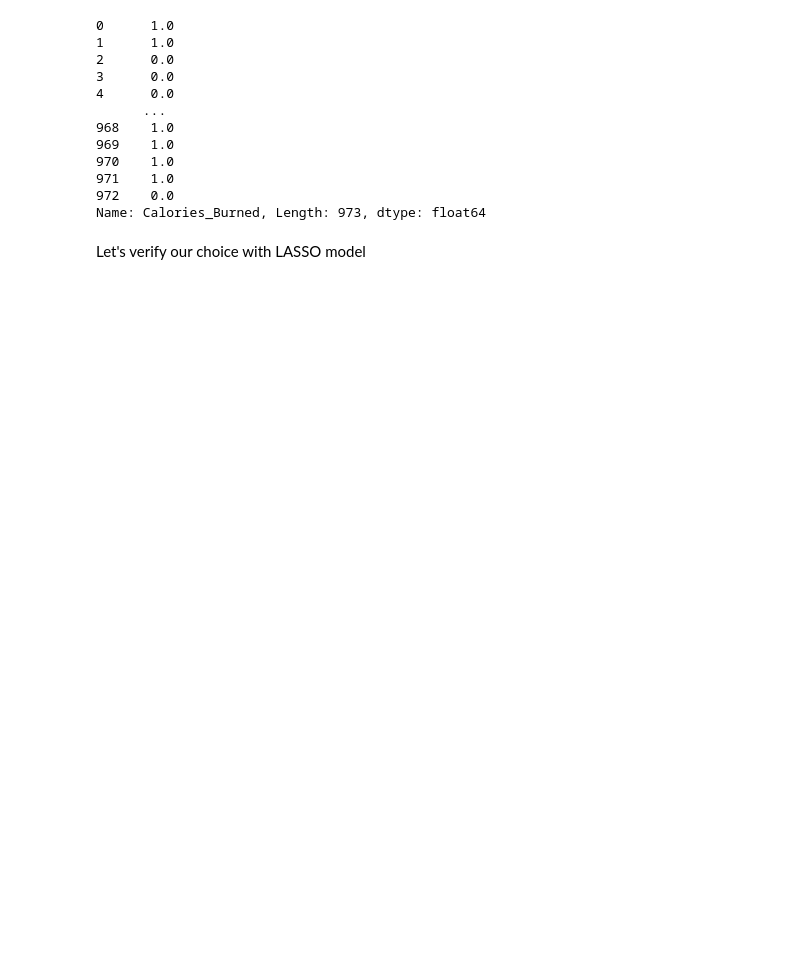
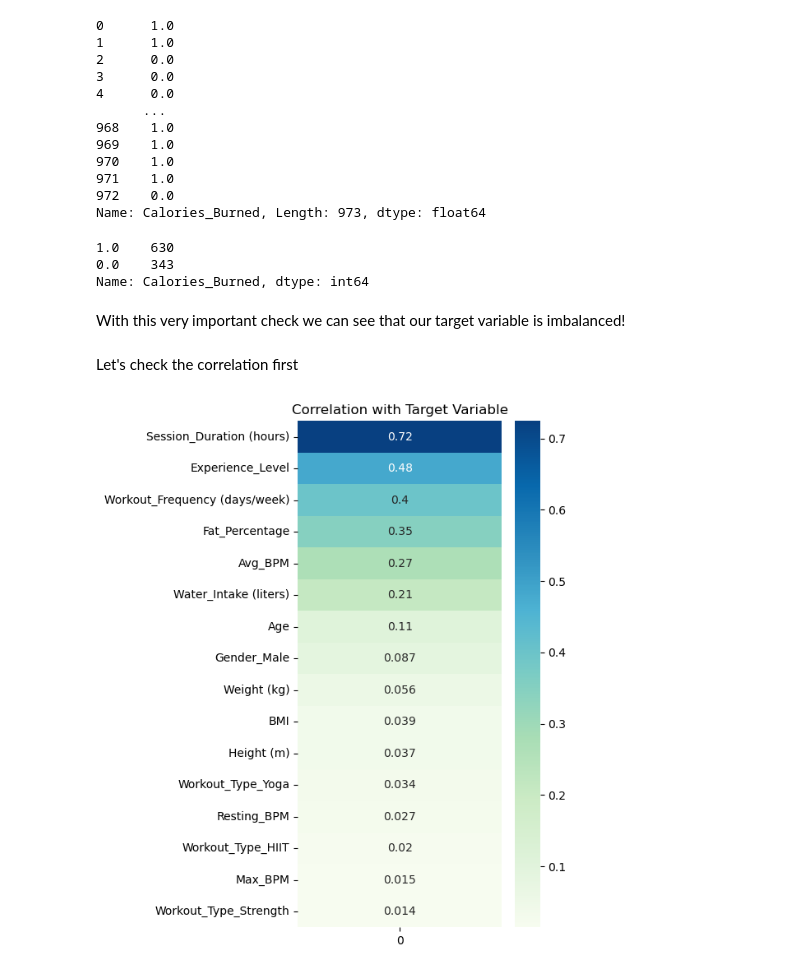
Before and after one commit to Bladwark/FitGym_ML, a Jupyter notebook: FitHym.ipynb, the cells around one changed output. Drawn from its saved outputs; the diff is of its cells as text; code cells hidden in the pictures; blank space fills up the shorter version.

```diff
--- a/FitHym.ipynb
+++ b/FitHym.ipynb
@@ -310,5 +331,23 @@ new_target
 971    1.0
 972    0.0
 Name: Calories_Burned, Length: 973, dtype: float64
-# %% [markdown]
-Let's verify our choice with LASSO model
+# %%
+new_target.value_counts()
+# %% [output]
+1.0    630
+0.0    343
+Name: Calories_Burned, dtype: int64
+# %% [markdown]
+With this very important check we can see that our target variable is imbalanced!
+# %% [markdown]
+Let's check the correlation first
+# %%
+target_correlations = df_one_hot_encoded_no_target.corrwith(new_target).abs()
+target_correlations = target_correlations.sort_values(ascending=False)
+
+plt.figure(figsize=(4, 8))
+sns.heatmap(target_correlations.to_frame(), cmap='GnBu', annot=True)
+plt.title('Correlation with Target Variable')
+plt.show()
+# %% [output]
+[figure, added]
```
Also changed, not shown: parts of 34 cells of this notebook.
